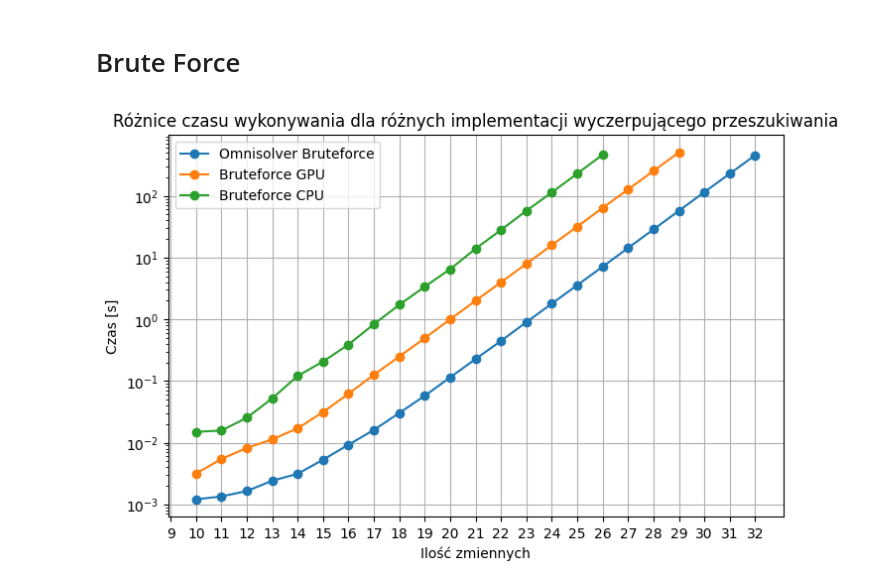
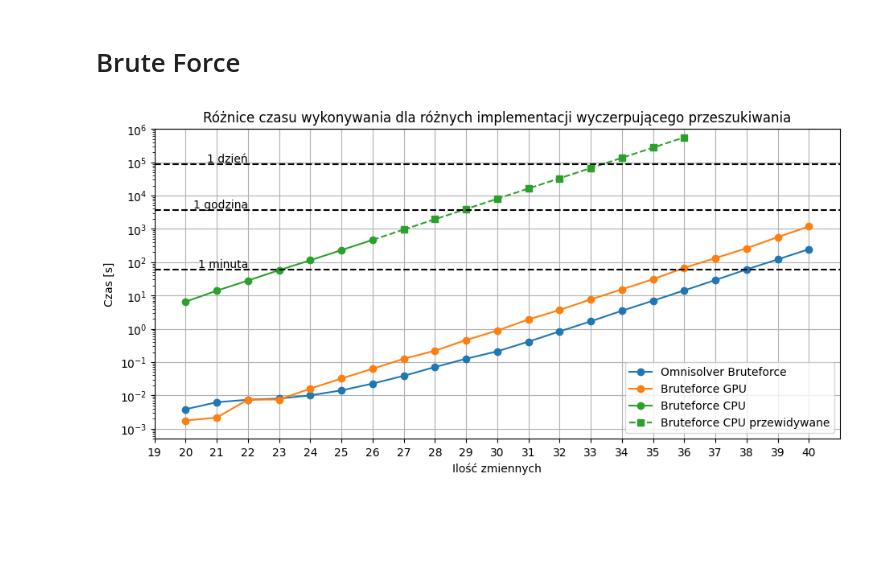
Before and after one commit to iitis/AkademiaSztukiKwantowej, a Jupyter notebook: classical_and_quantum_annealing/benchmarks.ipynb, the cells around one changed output. Saved outputs shown, nothing was run; the diff lists cells and outputs as text; code cells hidden in the pictures; blank space fills up the shorter version.

Commit message:
nicer bruteforce picture

```diff
--- a/classical_and_quantum_annealing/benchmarks.ipynb
+++ b/classical_and_quantum_annealing/benchmarks.ipynb
@@ -199,24 +199,31 @@ from tqdm import tqdm
 from omnisolver.bruteforce.gpu.sampler import BruteforceGPUSampler
 
 sampler = BruteforceGPUSampler()
+
+# Kompilacja jądra CUDA
 suffix_size = 10
 threadsperblock = 256
 blockspergrid = 2**(suffix_size)//threadsperblock
 
-# Kompilacja
 Q = np.random.uniform(-1, 1, size=(10, 10))
 Q = np.triu(Q)
 bqm = BinaryQuadraticModel(Q, vartype="BINARY")
-sampler.sample(bqm, num_states=10, suffix_size=10, grid_size=blockspergrid,
+sampler.sample(bqm, num_states=10, suffix_size=suffix_size, grid_size=blockspergrid,
                    block_size=threadsperblock, dtype=np.float32)
 
 times = []
-for n in tqdm(range(10, 33)):
+for n in tqdm(range(10, 41)):
     Q = np.random.uniform(-1, 1, size=(n, n))
     Q = np.triu(Q)
     bqm = BinaryQuadraticModel(Q, vartype="BINARY")
+
+
+    suffix_size = min(n, 21)
+    threadsperblock = 512
+    blockspergrid = 2**(suffix_size)//threadsperblock
+
     start = time.time()
-    sampler.sample(bqm, num_states=10, suffix_size=10, grid_size=blockspergrid,
+    sampler.sample(bqm, num_states=10, suffix_size=suffix_size, grid_size=blockspergrid,
                    block_size=threadsperblock, dtype=np.float32)
     end = time.time()
     times.append(end - start)
@@ -239,12 +246,12 @@ Q = cp.triu(Q)
 brute_force_gpu(Q, 10)
 
 times = []
-for n in tqdm(range(10, 30)):
+for n in tqdm(range(10, 41)):
     Q = cp.random.uniform(-1, 1, size=(n, n), dtype=cp.float32)
     Q = cp.triu(Q)
     start = time.time()
     with capture_output() as captured:
-        brute_force_gpu(Q, num_states=10, sweep_size_exponent=10)
+        brute_force_gpu(Q, num_states=10, sweep_size_exponent=min(n, 21), threadsperblock=512)
     end = time.time()
     times.append(end - start)
 
@@ -278,32 +285,66 @@ with open(os.path.join("wyniki", "bruteforce_cpu_results.pkl"), "wb") as f:
     pickle.dump(times, f)
 # %%
 import pickle
+import os
+import numpy as np
 import matplotlib.pyplot as plt
+from sklearn.linear_model import LinearRegression
 
 with open(os.path.join("wyniki", "bruteforce_results.pkl"), "rb") as f:
     times_bf = pickle.load(f)
 
 with open(os.path.join("wyniki", "omnisolver_bruteforce_results.pkl"), "rb") as f:
     times_omnisolver = pickle.load(f)
 
 with open(os.path.join("wyniki", "bruteforce_cpu_results.pkl"), "rb") as f:
     times_bf_cpu = pickle.load(f)
 
-x1 = list(range(10, 33))
-x2 = list(range(10, 30))
-x3 = list(range(10, 27))
+# Predykcja wartości dla CPU
+x = np.array(list(range(20, 27))).reshape(-1, 1)
+y = np.log(times_bf_cpu[10:])
+model = LinearRegression().fit(x, y)
 
-plt.figure(figsize=(8, 5))
-plt.plot(x1, times_omnisolver, label='Omnisolver Bruteforce', marker='o', linestyle='-')
-plt.plot(x2, times_bf, label='Bruteforce GPU', marker='o', linestyle='-')
-plt.plot(x3, times_bf_cpu, label='Bruteforce CPU', marker='o', linestyle='-')
-plt.xticks([9] + list(range(10, 33)))
+x_extended = np.arange(27, 37).reshape(-1, 1)
+y_log_pred = model.predict(x_extended)
+y_pred = np.exp(y_log_pred)
+
+x1 = list(range(20, 41))
+x2 = list(range(20, 41))
+x3 = list(range(20, 27))
+
+minute = 60
+hour = 60 * 60
+day = 60 * 60 * 24
+
+plt.figure(figsize=(11, 5))
+plt.plot(x1, times_omnisolver[10:], label='Omnisolver Bruteforce', marker='o', linestyle='-')
+plt.plot(x2, times_bf[10:], label='Bruteforce GPU', marker='o', linestyle='-')
+plt.plot(x3, times_bf_cpu[10:], label='Bruteforce CPU', marker='o', linestyle='-')
+plt.plot([26, 27], [times_bf_cpu[16], y_pred[0]], linestyle='--', color='#2ca02c')
+plt.plot(x_extended, y_pred, label="Bruteforce CPU przewidywane", marker="s", linestyle="--", color="#2ca02c")
+
+plt.xticks([19] + list(range(20, 41)))
 plt.yscale('log', base=10)
+plt.ylim(5 * 10**-4, 10**6)
+
+plt.axhline(minute, color='black', linestyle='--')
+plt.axhline(hour, color='black', linestyle='--')
+plt.axhline(day, color='black', linestyle='--')
+
+x_min, x_max = plt.xlim()
+x_label = x_min + 3
+
+# Add text labels above the lines
+plt.text(x_label, minute, '1 minuta', color='black', va='bottom', ha='right')
+plt.text(x_label, hour, '1 godzina', color='black', va='bottom', ha='right')
+plt.text(x_label, day, '1 dzień', color='black', va='bottom', ha='right')
+
+
 plt.xlabel('Ilość zmiennych')
 plt.ylabel('Czas [s]')
 plt.title('Różnice czasu wykonywania dla różnych implementacji wyczerpującego przeszukiwania')
 plt.legend()
 plt.grid(True)
 plt.show()
 # %% [output]
-[figure, old version]
+[figure, new version]
```
Also changed, not shown: 3 other files.
